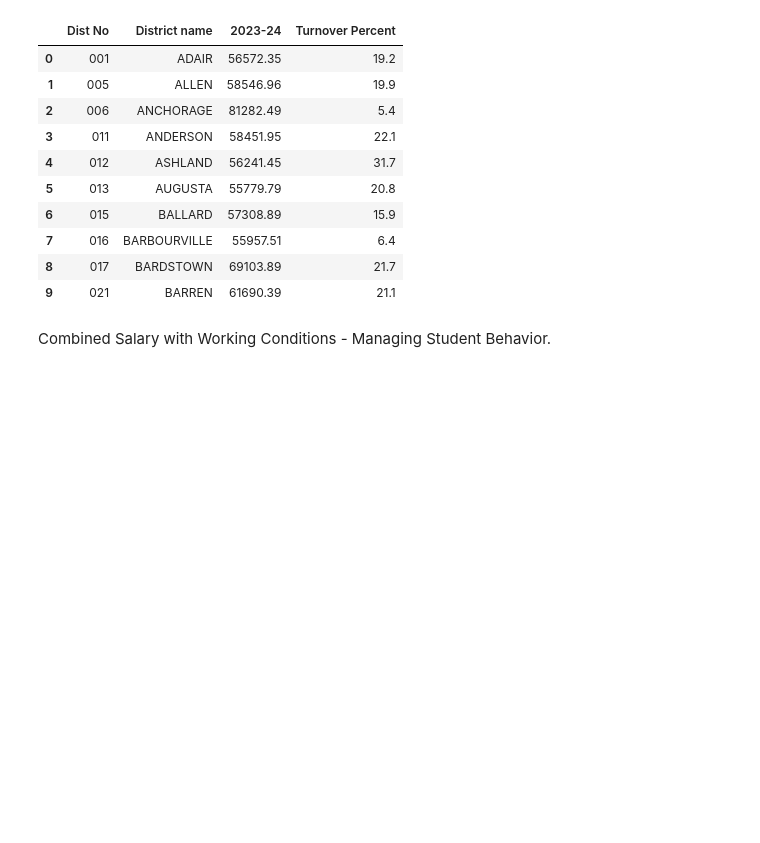
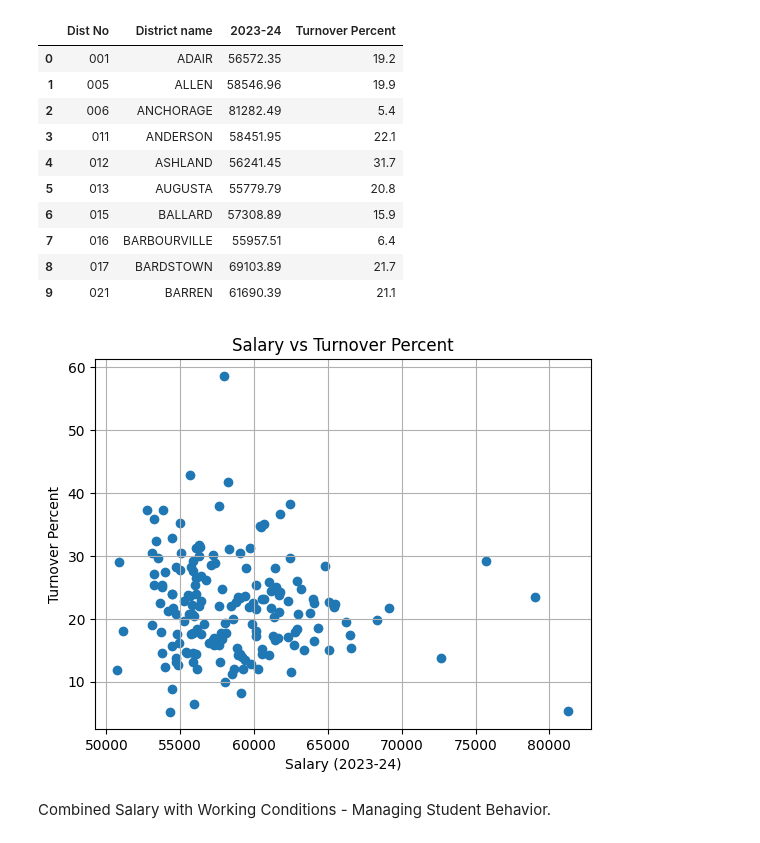
Before and after one commit to LucyHCollins/Teacher_Turnover, a Jupyter notebook: Teacher_Turnover.ipynb, the cells around one changed output. Cells and saved outputs as stored; diff of their text form; code cells hidden in the pictures; blank space fills up the shorter version.

Commit message:
Added scatterplots for each factor

```diff
--- a/Teacher_Turnover.ipynb
+++ b/Teacher_Turnover.ipynb
@@ -253,6 +267,15 @@ result_turnover.head(10)
 | 9 | 021 | BARREN | 61690.39 | 21.1 |
 # %%
 result_turnover.to_csv("combined_salary_turnover.csv", index=False)
+# %%
+plt.scatter(result_turnover['2023-24'], result_turnover['Turnover Percent'])
+plt.title('Salary vs Turnover Percent')
+plt.xlabel('Salary (2023-24)')
+plt.ylabel('Turnover Percent')
+plt.grid(True)
+plt.show()
+# %% [output]
+[figure, added]
 # %% [markdown]
 Combined Salary with Working Conditions  - Managing Student Behavior.
 # %%
```
Also changed, not shown: parts of 4 cells of this notebook, 1 other file.
